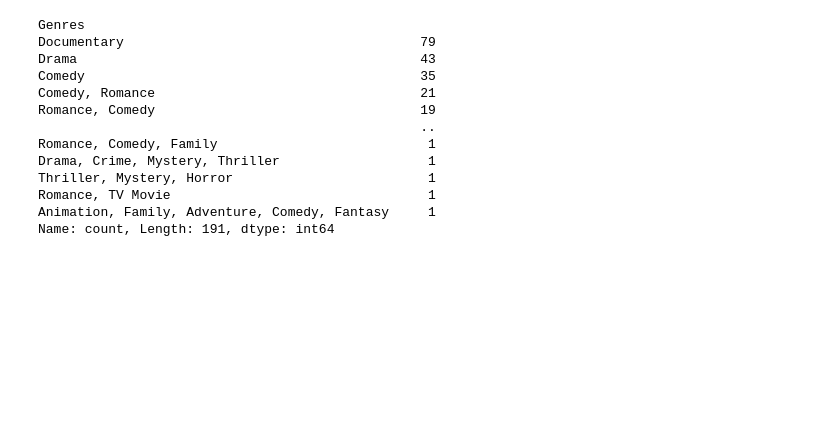
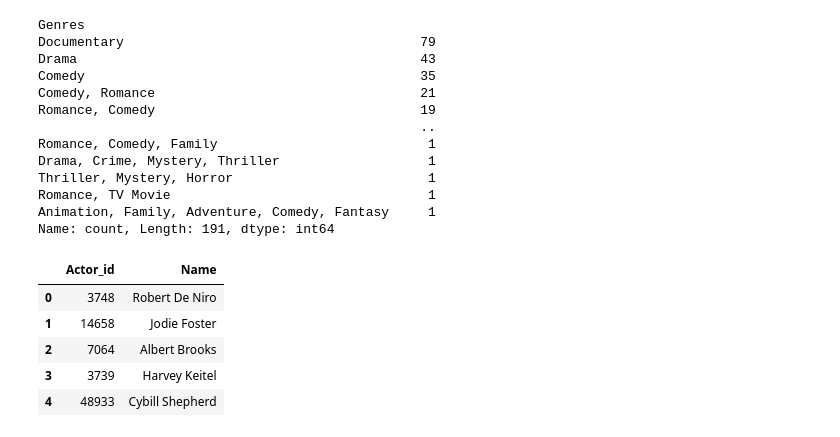
Before and after one commit to jrodrisanz/ProyectoETL, a Jupyter notebook: src/netflix_film.ipynb, the cells around one changed output. Saved outputs shown, nothing was run; the diff lists cells and outputs as text; code cells hidden in the pictures; blank space fills up the shorter version.

```diff
--- a/src/netflix_film.ipynb
+++ b/src/netflix_film.ipynb
@@ -286,0 +266,5 @@ df.to_csv('../data/df_netflix_clean.csv', index=False)
+# %%
+df_destino = pd.DataFrame(columns=['Nombre'])
+df_actor = pd.concat([data_cred[['Actor_id','Name']], df_destino], axis=1)
+# %%
+df_actor.drop(['Nombre'], axis=1, inplace=True)
@@ -286,0 +273,9 @@ df.to_csv('../data/df_netflix_clean.csv', index=False)
+# %%
+df_actor.head()
+# %% [output]
+|  | Actor_id | Name |
+| 0 | 3748 | Robert De Niro |
+| 1 | 14658 | Jodie Foster |
+| 2 | 7064 | Albert Brooks |
+| 3 | 3739 | Harvey Keitel |
+| 4 | 48933 | Cybill Shepherd |
```
Also changed, not shown: parts of 16 cells of this notebook, 2 other files.
